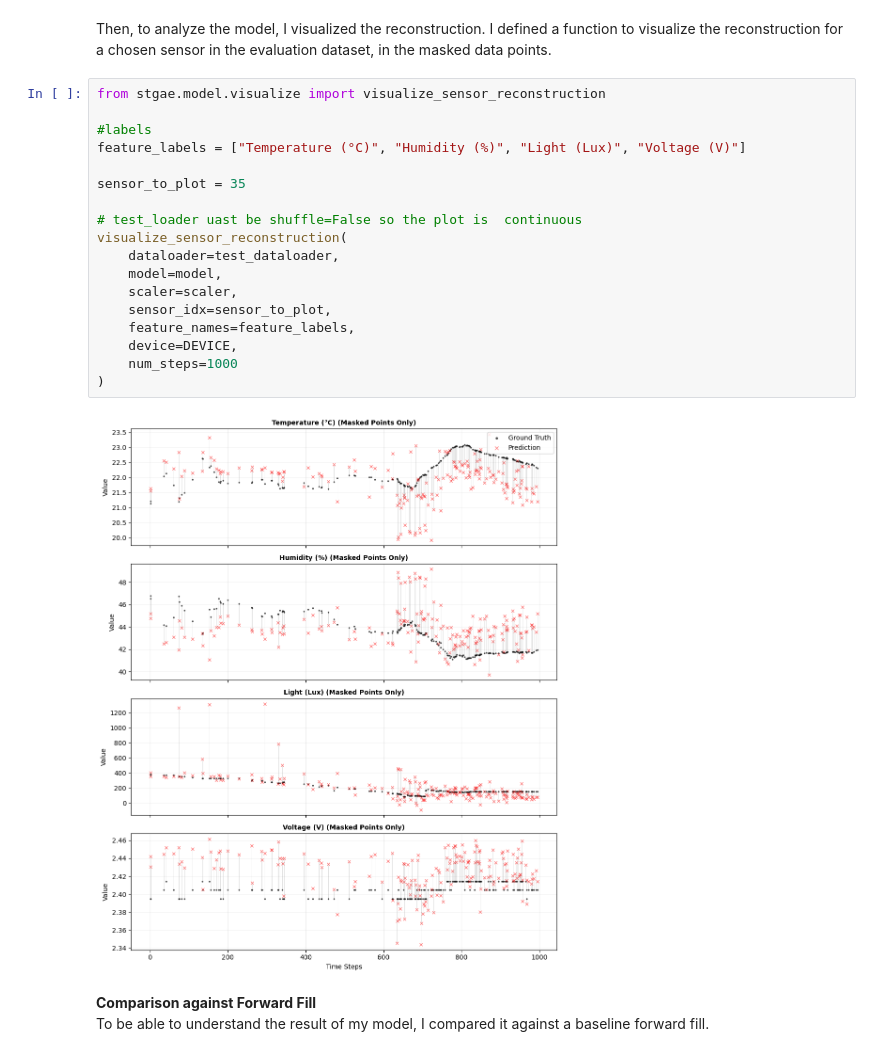
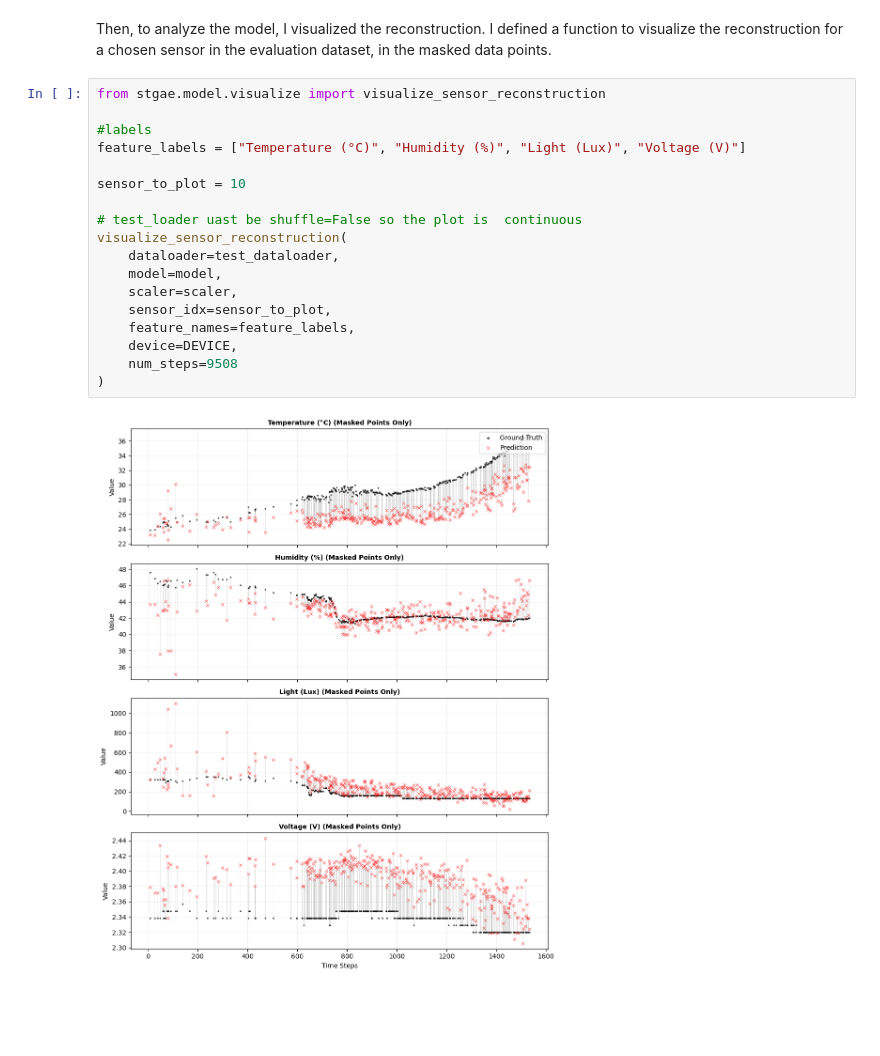
Before and after one commit to TeoNabot/bi-stcgn-for-data-reconstruction, a Jupyter notebook: notebooks/main.ipynb, the cells around one changed output. Drawn from its saved outputs; the diff is of its cells as text; blank space fills up the shorter version.

```diff
--- a/notebooks/main.ipynb
+++ b/notebooks/main.ipynb
@@ -446,23 +442,20 @@ Then, to analyze the model, I visualized the reconstruction. I defined a functio
 # %%
 from stgae.model.visualize import visualize_sensor_reconstruction
 
 #labels
 feature_labels = ["Temperature (°C)", "Humidity (%)", "Light (Lux)", "Voltage (V)"]
 
-sensor_to_plot = 35
+sensor_to_plot = 10
 
 # test_loader uast be shuffle=False so the plot is  continuous
 visualize_sensor_reconstruction(
     dataloader=test_dataloader,
     model=model,
     scaler=scaler,
     sensor_idx=sensor_to_plot,
     feature_names=feature_labels,
     device=DEVICE,
-    num_steps=1000
+    num_steps=9508
 )
 # %% [output]
-[figure, old version]
+[figure, new version]
-# %% [markdown]
-**Comparison against Forward Fill** <br>
-To be able to understand the result of my model, I compared it against a baseline forward fill.
```
Also changed, not shown: parts of 14 cells of this notebook, 4 other files.
